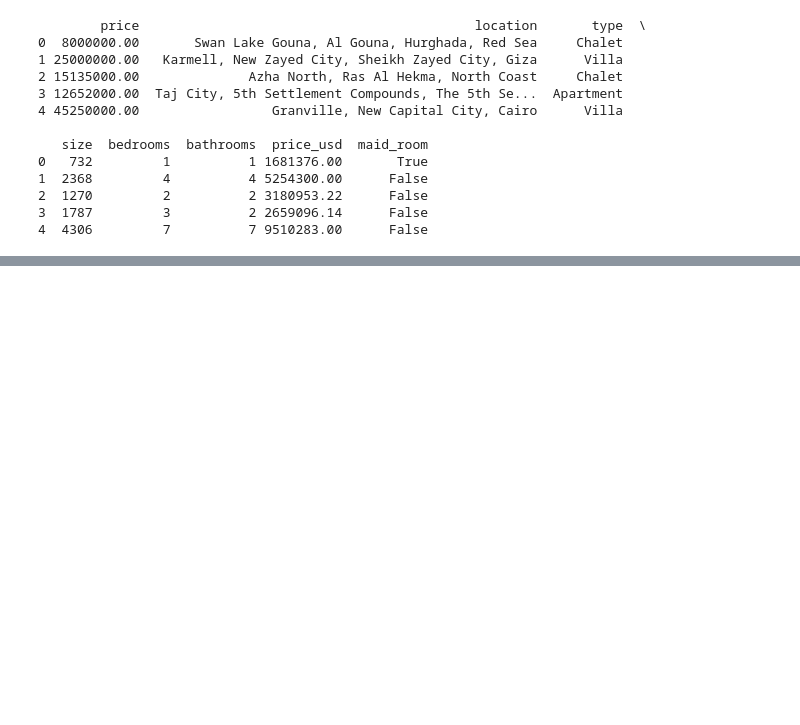
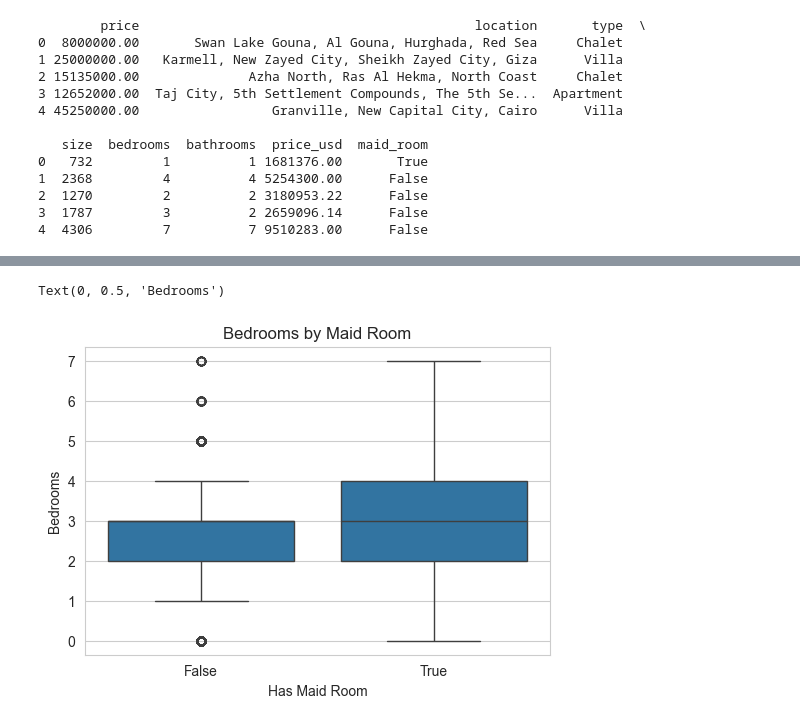
Before and after one commit to bryanchen24/Egyptian-Real-Estate-Pricing-Prediction, a Jupyter notebook: egyptian_realestate_analysis-checkpoint.ipynb, the cells around one changed output, grey strips where cells are left out. Cells and saved outputs as stored; diff of their text form; code cells hidden in the pictures; blank space fills up the shorter version.

```diff
--- a/egyptian_realestate_analysis-checkpoint.ipynb
+++ b/egyptian_realestate_analysis-checkpoint.ipynb
@@ -496,0 +504,9 @@ plt.show()
+# %%
+# Box Plot of Bedrooms based on Maid Room
+sns.boxplot(data=df_model, x='maid_room', y='bedrooms')
+plt.title('Bedrooms by Maid Room')
+plt.xlabel('Has Maid Room')
+plt.ylabel('Bedrooms')
+# %% [output]
+Text(0, 0.5, 'Bedrooms')
+[figure, added]
```
Also changed, not shown: parts of 8 cells of this notebook.
